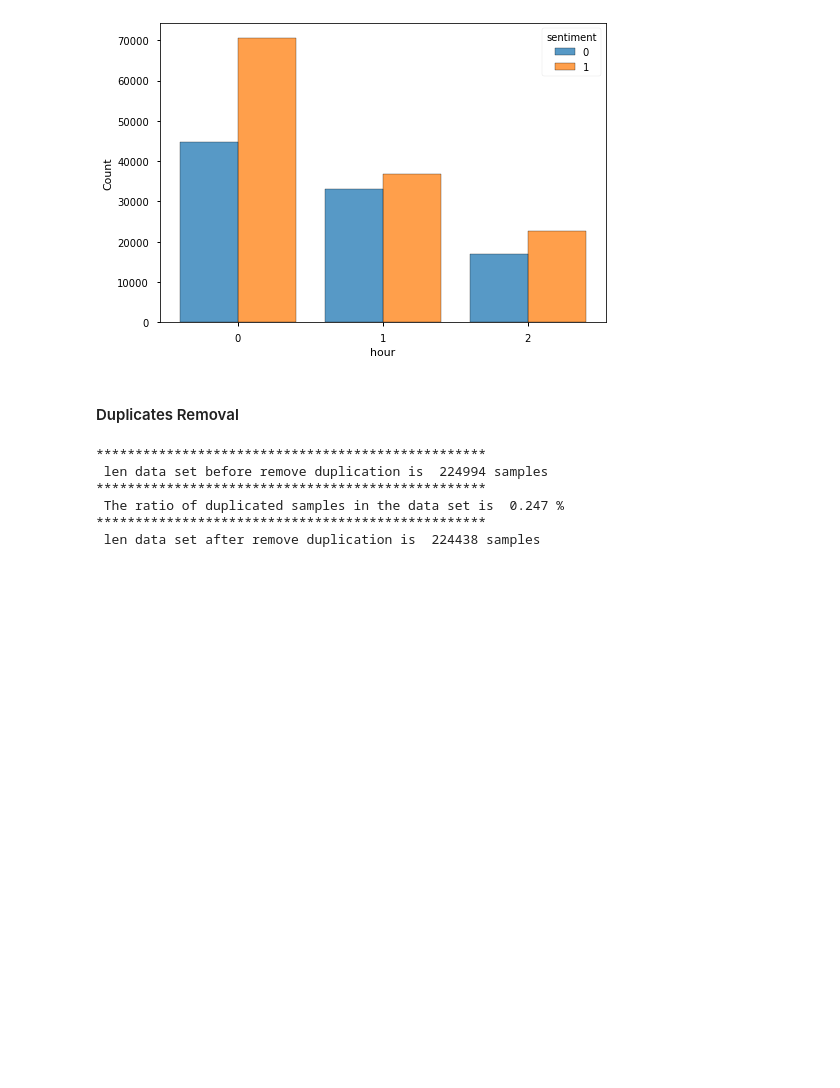
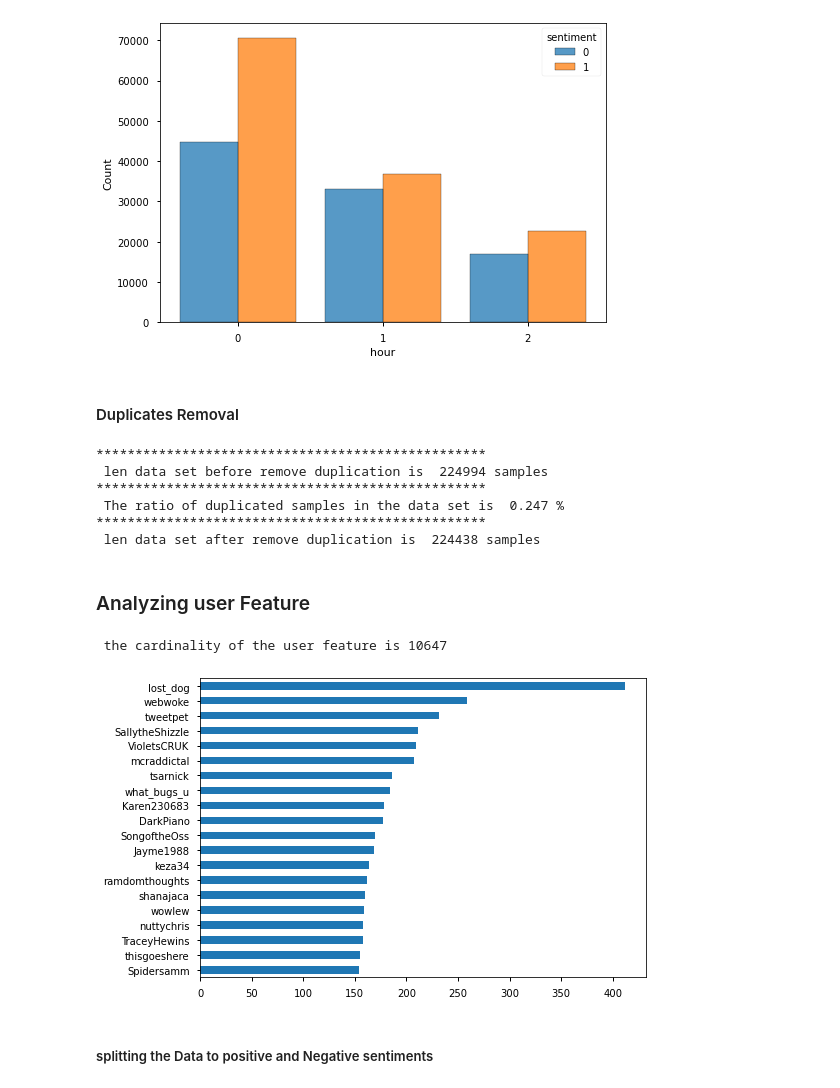
Before and after one commit to Mustafa-omer-mohammed/Tweets-Sentiment-Analysis-Binary-Classification-Problem, a Jupyter notebook: Data Exploration.ipynb, the cells around one changed output. Cells and saved outputs as stored; diff of their text form; code cells hidden in the pictures; blank space fills up the shorter version.

Commit message:
Analyzing  Users Feature
analyzing the most positive and  negative users

```diff
--- a/Data Exploration.ipynb
+++ b/Data Exploration.ipynb
@@ -355,3 +355,21 @@ df_drop_duplicates = Remove_duplicated(dev_df)
  The ratio of duplicated samples in the data set is  0.247 %
 **************************************************
  len data set after remove duplication is  224438 samples
+# %% [markdown]
+###  Analyzing user Feature
+# %%
+# We will make a copy for data exploration so we don't change the oriniginal data frame
+df_explor = df_drop_duplicates.copy(deep=True)
+# %%
+print(f" the cardinality of the user feature is {df_explor.user.nunique()}")
+# %% [output]
+ the cardinality of the user feature is 10647
+# %%
+# plot the users with 20 highest number of reviews
+df_explor["user"].value_counts()[:20].sort_values(ascending=True).plot.barh()
+plt.savefig("top 20 frequent tweet users ")
+plt.show()
+# %% [output]
+[figure, added]
+# %% [markdown]
+##### splitting the Data to positive and Negative sentiments
```
Also changed, not shown: parts of 7 cells of this notebook.
